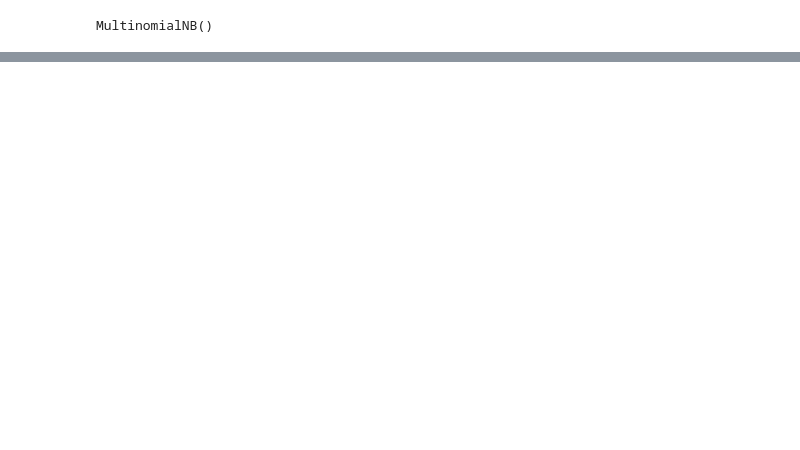
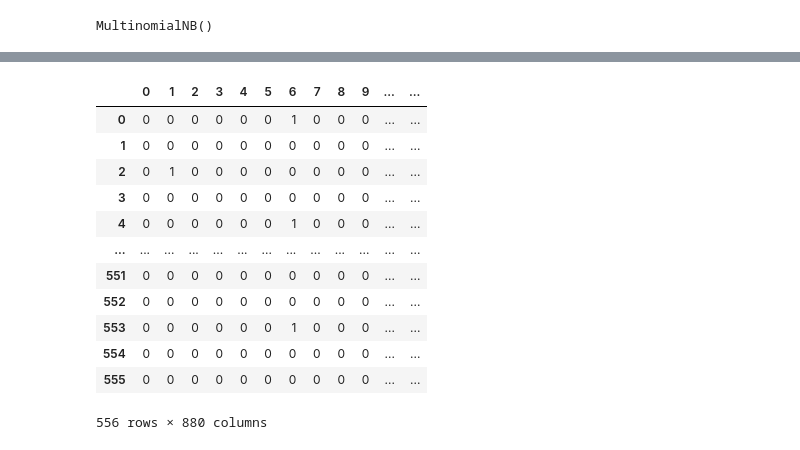
Before and after one commit to aqy88/lychee-course, a Jupyter notebook: data-volume/main.ipynb, the cells around one changed output, grey strips where cells are left out. Cells and saved outputs as stored; diff of their text form; code cells hidden in the pictures; blank space fills up the shorter version.

```diff
--- a/data-volume/main.ipynb
+++ b/data-volume/main.ipynb
@@ -187,0 +218,29 @@ weighted avg       0.94      0.94      0.94     12785
+# %%
+# Vectorizer should still apply from above:
+vectorizer = CountVectorizer(analyzer = pipeline, dtype = np.uint8)
+
+# Write test sentences.
+unclassified_data = [['Women should stay in the kitchen instead of working.', 1],
+                     ['Women should be free to explore the careers they want to.', 0]]
+# Create the pandas DataFrame and vectorize data.
+temp_unclassified_df = pd.DataFrame(unclassified_data, columns=['sentence', 'label'])
+unclassified_df = pd.concat([df, temp_unclassified_df])
+unclassified_input_countVectorizer = vectorizer.fit_transform(unclassified_df['sentence'])
+unclassified_X = pd.DataFrame(unclassified_input_countVectorizer.toarray())
+unclassified_X
+# Make prediction.
+# predict_classified_Y = NB_classifier.predict(unclassified_X)
+# %% [output]
+|  | 0 | 1 | 2 | 3 | 4 | 5 | 6 | 7 | 8 | 9 | ... | ... |
+| 0 | 0 | 0 | 0 | 0 | 0 | 0 | 1 | 0 | 0 | 0 | ... | ... |
+| 1 | 0 | 0 | 0 | 0 | 0 | 0 | 0 | 0 | 0 | 0 | ... | ... |
+| 2 | 0 | 1 | 0 | 0 | 0 | 0 | 0 | 0 | 0 | 0 | ... | ... |
+| 3 | 0 | 0 | 0 | 0 | 0 | 0 | 0 | 0 | 0 | 0 | ... | ... |
+| 4 | 0 | 0 | 0 | 0 | 0 | 0 | 1 | 0 | 0 | 0 | ... | ... |
+| ... | ... | ... | ... | ... | ... | ... | ... | ... | ... | ... | ... | ... |
+| 551 | 0 | 0 | 0 | 0 | 0 | 0 | 0 | 0 | 0 | 0 | ... | ... |
+| 552 | 0 | 0 | 0 | 0 | 0 | 0 | 0 | 0 | 0 | 0 | ... | ... |
+| 553 | 0 | 0 | 0 | 0 | 0 | 0 | 1 | 0 | 0 | 0 | ... | ... |
+| 554 | 0 | 0 | 0 | 0 | 0 | 0 | 0 | 0 | 0 | 0 | ... | ... |
+| 555 | 0 | 0 | 0 | 0 | 0 | 0 | 0 | 0 | 0 | 0 | ... | ... |
+556 rows × 880 columns
```
Also changed, not shown: parts of 15 cells of this notebook, 1 other file.
